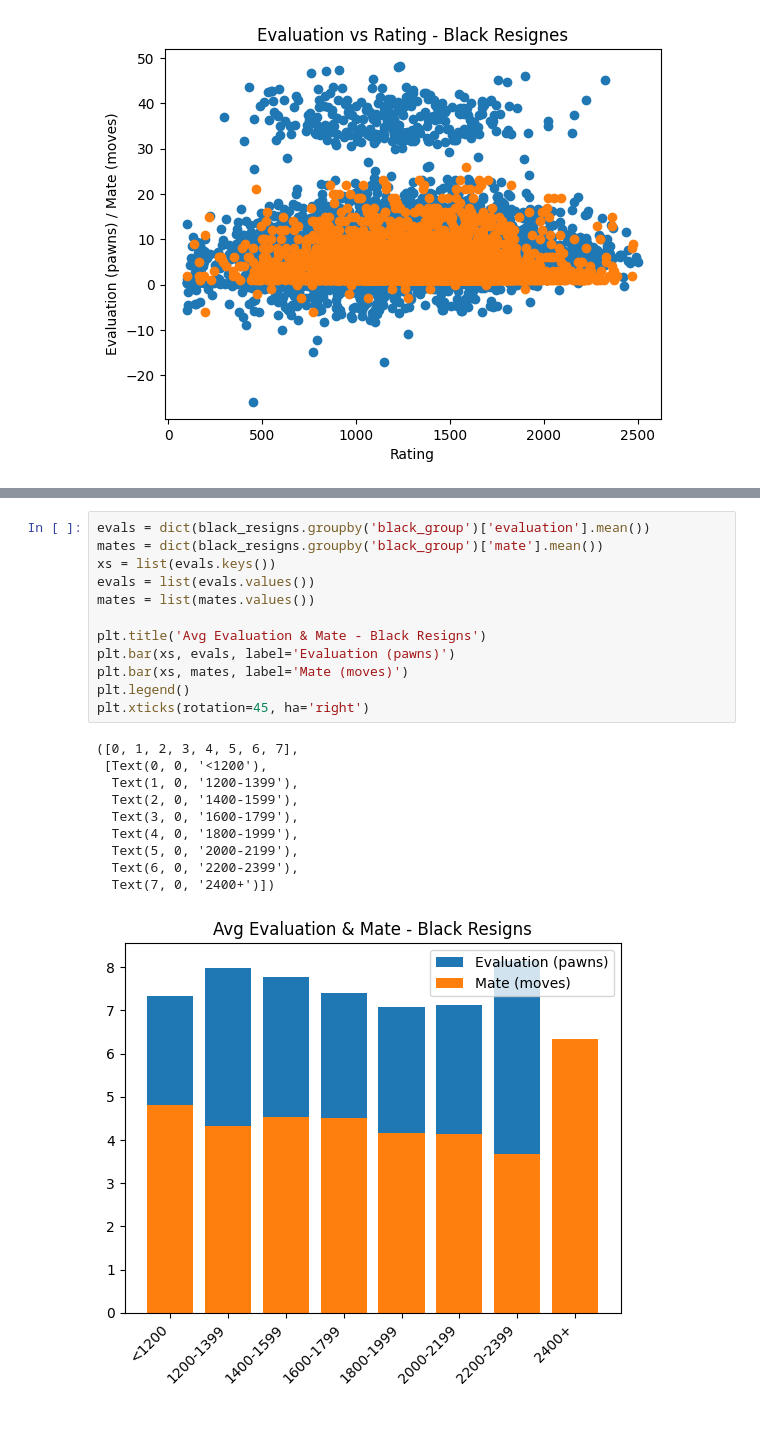
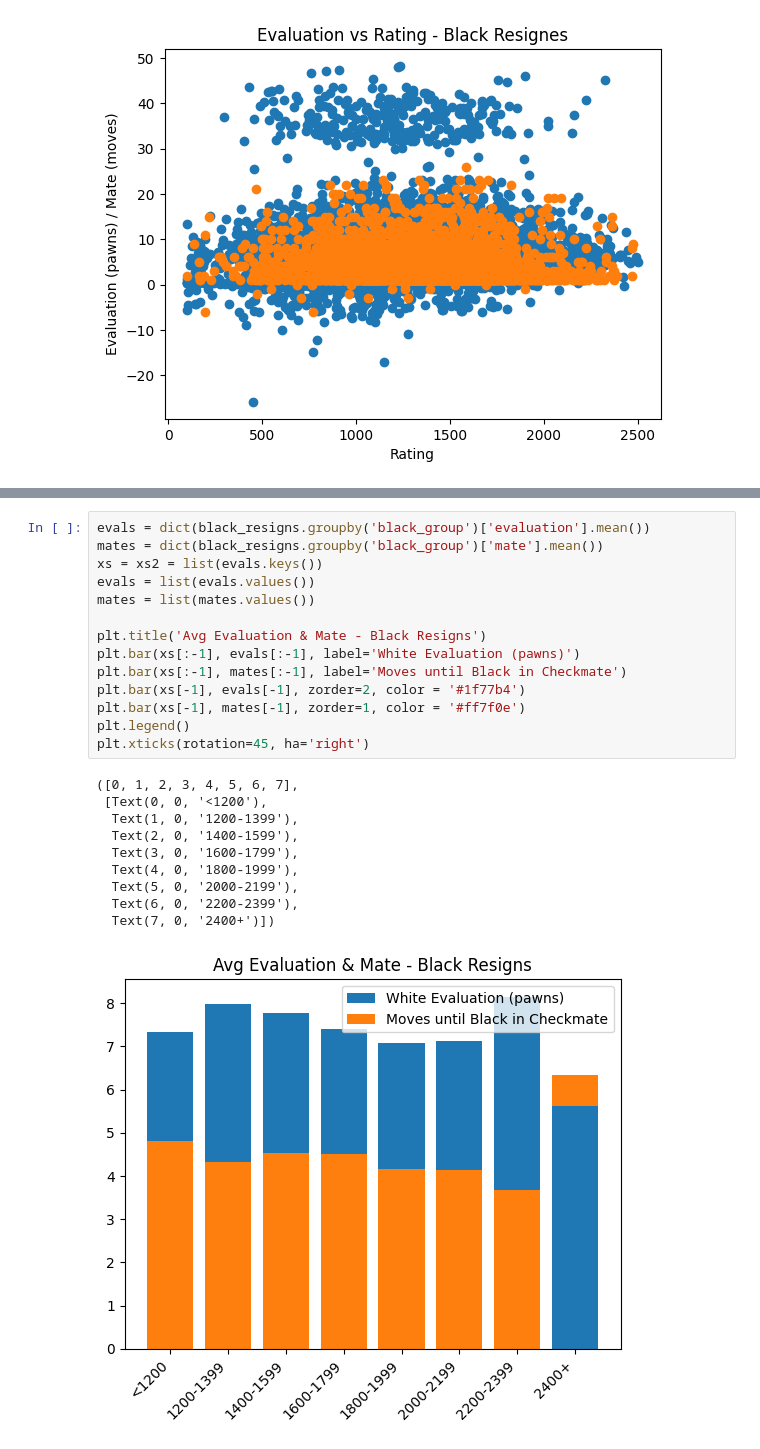
Before and after one commit to Torbet/Chess-DS, a Jupyter notebook: Resignations.ipynb, the cells around one changed output, grey strips where cells are left out. Drawn from its saved outputs; the diff is of its cells as text.

Commit message:
Fixed resignation graphs

```diff
--- a/Resignations.ipynb
+++ b/Resignations.ipynb
@@ -64,23 +65,25 @@ plt.xticks(rotation=45, ha='right')
 # %%
 evals = dict(black_resigns.groupby('black_group')['evaluation'].mean())
 mates = dict(black_resigns.groupby('black_group')['mate'].mean())
-xs = list(evals.keys())
+xs = xs2 = list(evals.keys())
 evals = list(evals.values())
 mates = list(mates.values())
 
 plt.title('Avg Evaluation & Mate - Black Resigns')
-plt.bar(xs, evals, label='Evaluation (pawns)')
-plt.bar(xs, mates, label='Mate (moves)')
+plt.bar(xs[:-1], evals[:-1], label='White Evaluation (pawns)')
+plt.bar(xs[:-1], mates[:-1], label='Moves until Black in Checkmate')
+plt.bar(xs[-1], evals[-1], zorder=2, color = '#1f77b4')
+plt.bar(xs[-1], mates[-1], zorder=1, color = '#ff7f0e')
 plt.legend()
 plt.xticks(rotation=45, ha='right')
 # %% [output]
 ([0, 1, 2, 3, 4, 5, 6, 7],
  [Text(0, 0, '<1200'),
   Text(1, 0, '1200-1399'),
   Text(2, 0, '1400-1599'),
   Text(3, 0, '1600-1799'),
   Text(4, 0, '1800-1999'),
   Text(5, 0, '2000-2199'),
   Text(6, 0, '2200-2399'),
   Text(7, 0, '2400+')])
-[figure, old version]
+[figure, new version]
```
Also changed, not shown: parts of 2 cells of this notebook, 1 other file.
